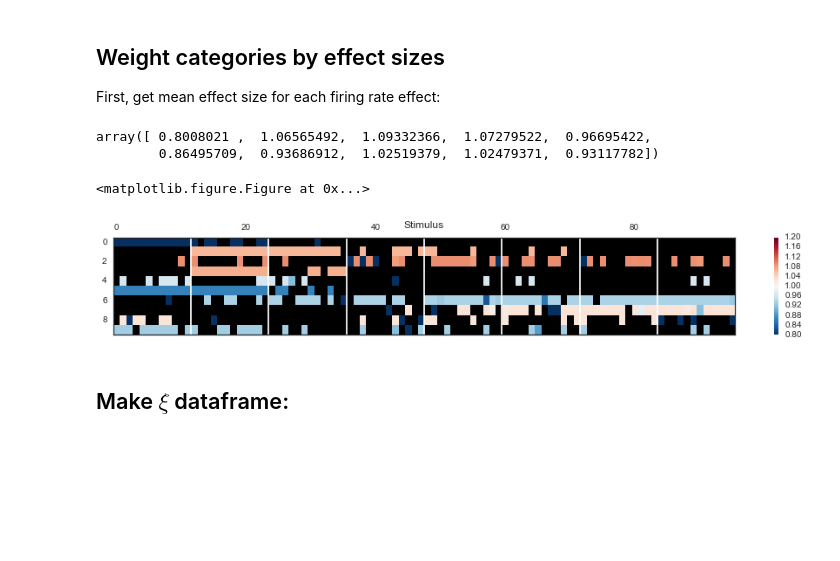
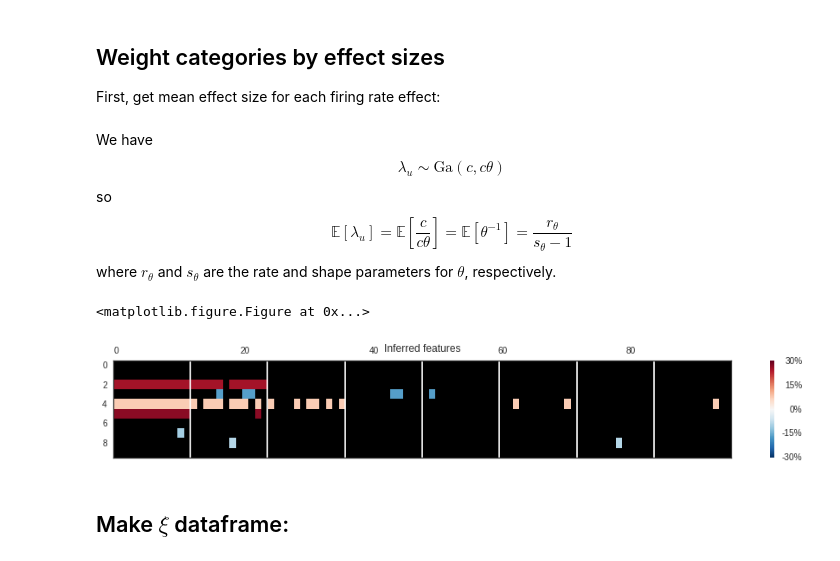
Before and after one commit to pearsonlab/spiketopics, a Jupyter notebook: experiments/imgclust/explore_inferred_states.ipynb, the cells around one changed output. Saved outputs shown, nothing was run; the diff lists cells and outputs as text; code cells hidden in the pictures; blank space fills up the shorter version.

```diff
--- a/experiments/imgclust/explore_inferred_states.ipynb
+++ b/experiments/imgclust/explore_inferred_states.ipynb
@@ -116,0 +158,7 @@ for ind in range(0, xi.shape[0]//3, 12):
+# %%
+snames = ['sig057a','sig065a','sig065b','sig066a','sig068a','sig068b','sig069a','sig070a','sig070b','sig072a',
+'sig073a','sig074a','sig074b','sig078a','sig080a','sig081a','sig082a','sig082b','sig083a','sig085a','sig086a',
+'sig086b','sig087a','sig088a','sig089a','sig091a','sig092a','sig094a','sig095a','sig096a','sig097a','sig100a',
+'sig101a','sig101b','sig102a','sig105a','sig108a','sig112a','sig113a','sig113b','sig114a','sig115a','sig116a',
+'sig117a','sig117b','sig118a','sig119a','sig121a','sig122a','sig122b','sig125a','sig126a','sig126b','sig127a',
+'sig128a','sig128b']
@@ -116,0 +227,2 @@ for ind in range(0, xi.shape[0]//3, 12):
+# %%
+savefig = False
@@ -118,6 +277,16 @@ for ind in range(0, xi.shape[0]//3, 12):
 ## Weight categories by effect sizes
 
 First, get mean effect size for each firing rate effect:
+# %% [markdown]
+We have
+$$
+\lambda_u \sim \mathrm{Ga}(c, c\theta)
+$$
+so
+$$
+\mathbb{E}[\lambda_u] = \mathbb{E}\left[\frac{c}{c\theta}\right] = \mathbb{E}[\theta^{-1}] = \frac{r_\theta}{s_\theta - 1}
+$$
+where $r_\theta$ and $s_\theta$ are the rate and shape parameters for $\theta$, respectively.
 # %%
 th = gpm.nodes['fr_latents_mean']
 cc = gpm.nodes['fr_latents_shape']
@@ -125,45 +294,28 @@ cc = gpm.nodes['fr_latents_shape']
 th_pars = np.c_[th.post_shape, th.post_rate].T
 cc_pars = np.c_[cc.post_shape, cc.post_rate].T
 
-effsize = th_pars[0] / th_pars[1]  # mean of posterior for mean effect size
+effsize = th_pars[1] / (th_pars[0] - 1)  # mean of posterior for mean effect size
-# %%
-effsize
-# %% [output]
-array([ 0.8008021 ,  1.06565492,  1.09332366,  1.07279522,  0.96695422,
-        0.86495709,  0.93686912,  1.02519379,  1.02479371,  0.93117782])
-# %%
-# make a normalizer so we can set the colormap midpoint
-from matplotlib.colors import Normalize
-
-class MidpointNormalize(Normalize):
-    def __init__(self, vmin=None, vmax=None, midpoint=None, clip=False):
-        self.midpoint = midpoint
-        Normalize.__init__(self, vmin, vmax, clip)
-
-    def __call__(self, value, clip=None):
-        # I'm ignoring masked values and all kinds of edge cases to make a
-        # simple example...
-        x, y = [self.vmin, self.midpoint, self.vmax], [0, 0.5, 1]
-        return np.ma.masked_invalid(np.interp(value, x, y))
-
-norm = MidpointNormalize(midpoint=1., vmin=0.8, vmax=1.2)
-cmap = plt.cm.RdBu_r
-cmap.set_bad(color='k', alpha=1.0)
 # %%
-X = (xi[1::3] * effsize).T
-X[np.abs(X) < 1e-4] = np.nan
+X = (effsize ** xi[bin_stim::bins]).T
+X[(np.abs(X) < 5e-4) | (np.abs(X - 1) < 5e-2)] = np.nan
 
 with sns.axes_style("white"):
     plt.figure(figsize=(20, 8))
     ax = plt.matshow(X, aspect='auto', cmap=cmap, norm=norm);
 
-plt.title('Stimulus')
-for ind in range(0, xi.shape[0]//3, 12):
+plt.title('Inferred features')
+for ind in range(0, xi.shape[0] // bins, 12):
     plt.axvline(ind - 0.5, 0, xi.shape[-1], color='white')
-plt.colorbar();
+cbar = plt.colorbar();
+cbar.set_ticks([.7, .85, 1, 1.15, 1.3])
+cbar.set_ticklabels(['-30%', '-15%', '0%', '15%', '30%'])
+
+for t in cbar.ax.get_yticklabels():
+    t.set_horizontalalignment('right')
+    t.set_x(5.5)
 # %% [output]
 <matplotlib.figure.Figure at 0x...>
-[figure, old version]
+[figure, new version]
 # %% [markdown]
 ## Make $\xi$ dataframe:
 # %%
```
Also changed, not shown: parts of 44 cells of this notebook, 25 other files.
